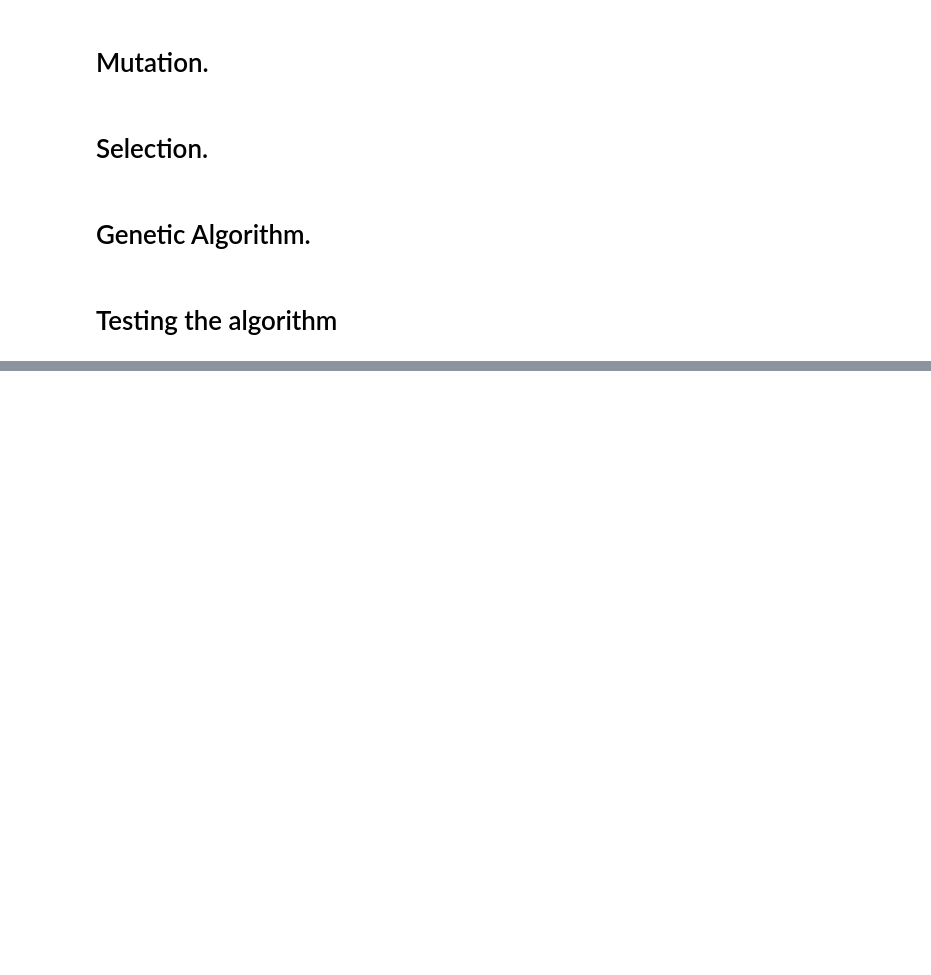
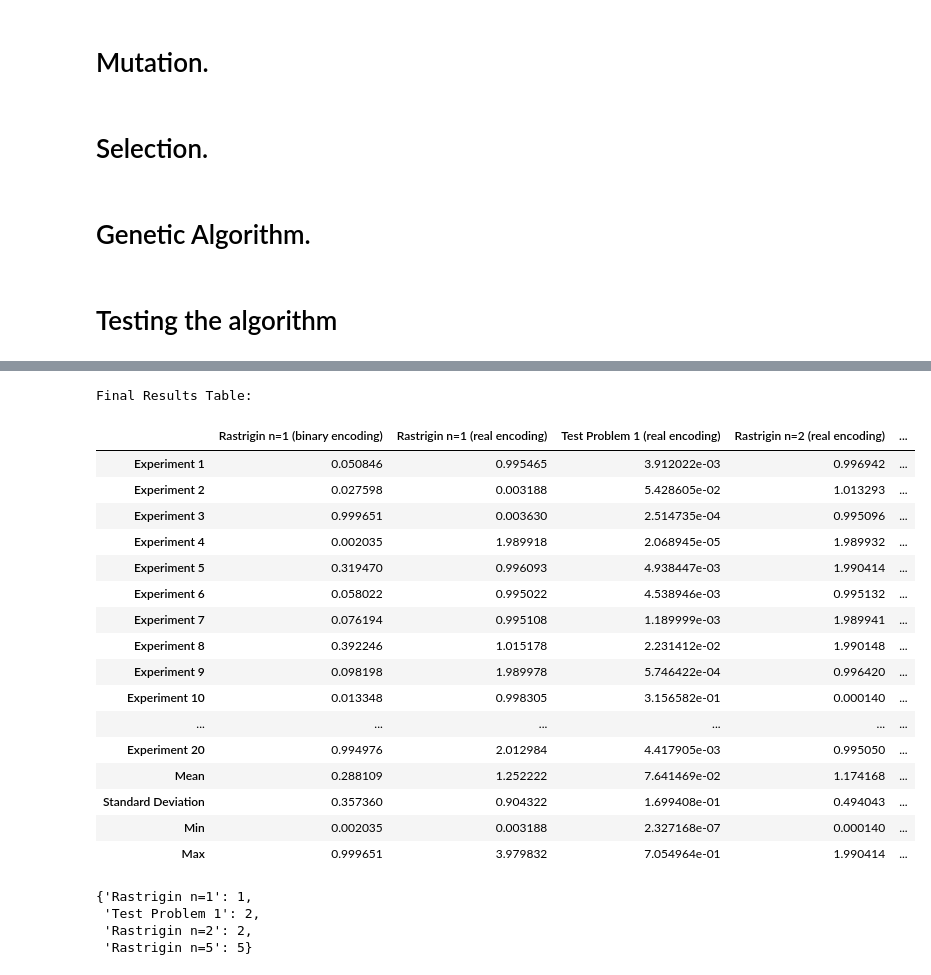
Before and after one commit to EriherSizac/MCCi-2024-Ag-Dec, a Jupyter notebook: Algoritmos Evolutivos/Tareas/Tarea 2/HW2.ipynb, the cells around one changed output, grey strips where cells are left out. Drawn from its saved outputs; the diff is of its cells as text; code cells hidden in the pictures; blank space fills up the shorter version.

```diff
--- a/Algoritmos Evolutivos/Tareas/Tarea 2/HW2.ipynb
+++ b/Algoritmos Evolutivos/Tareas/Tarea 2/HW2.ipynb
@@ -255,0 +360,40 @@ Early stopping at generation 30 due to insufficient improvement.
+# %%
+df = pd.DataFrame(table_data)
+df.index = [f"Experiment {i + 1}" for i in range(n_experiments)]
+
+# Calculate statistics
+stats = df.describe().loc[['mean', 'std', 'min', 'max']]
+stats.index = ['Mean', 'Standard Deviation', 'Min', 'Max']
+df = pd.concat([df, stats])
+df.to_csv('results.csv')
+# Display the results table
+print("\nFinal Results Table:")
+# %% [output]
+Final Results Table:
+# %%
+df
+# %% [output]
+|  | Rastrigin n=1 (binary encoding) | Rastrigin n=1 (real encoding) | Test Problem 1 (real encoding) | Rastrigin n=2 (real encoding) | ... |
+| Experiment 1 | 0.050846 | 0.995465 | 3.912022e-03 | 0.996942 | ... |
+| Experiment 2 | 0.027598 | 0.003188 | 5.428605e-02 | 1.013293 | ... |
+| Experiment 3 | 0.999651 | 0.003630 | 2.514735e-04 | 0.995096 | ... |
+| Experiment 4 | 0.002035 | 1.989918 | 2.068945e-05 | 1.989932 | ... |
+| Experiment 5 | 0.319470 | 0.996093 | 4.938447e-03 | 1.990414 | ... |
+| Experiment 6 | 0.058022 | 0.995022 | 4.538946e-03 | 0.995132 | ... |
+| Experiment 7 | 0.076194 | 0.995108 | 1.189999e-03 | 1.989941 | ... |
+| Experiment 8 | 0.392246 | 1.015178 | 2.231412e-02 | 1.990148 | ... |
+| Experiment 9 | 0.098198 | 1.989978 | 5.746422e-04 | 0.996420 | ... |
+| Experiment 10 | 0.013348 | 0.998305 | 3.156582e-01 | 0.000140 | ... |
+| ... | ... | ... | ... | ... | ... |
+| Experiment 20 | 0.994976 | 2.012984 | 4.417905e-03 | 0.995050 | ... |
+| Mean | 0.288109 | 1.252222 | 7.641469e-02 | 1.174168 | ... |
+| Standard Deviation | 0.357360 | 0.904322 | 1.699408e-01 | 0.494043 | ... |
+| Min | 0.002035 | 0.003188 | 2.327168e-07 | 0.000140 | ... |
+| Max | 0.999651 | 3.979832 | 7.054964e-01 | 1.990414 | ... |
+# %%
+dimensions
+# %% [output]
+{'Rastrigin n=1': 1,
+ 'Test Problem 1': 2,
+ 'Rastrigin n=2': 2,
+ 'Rastrigin n=5': 5}
```
Also changed, not shown: parts of 4 cells of this notebook, 2 other files.
